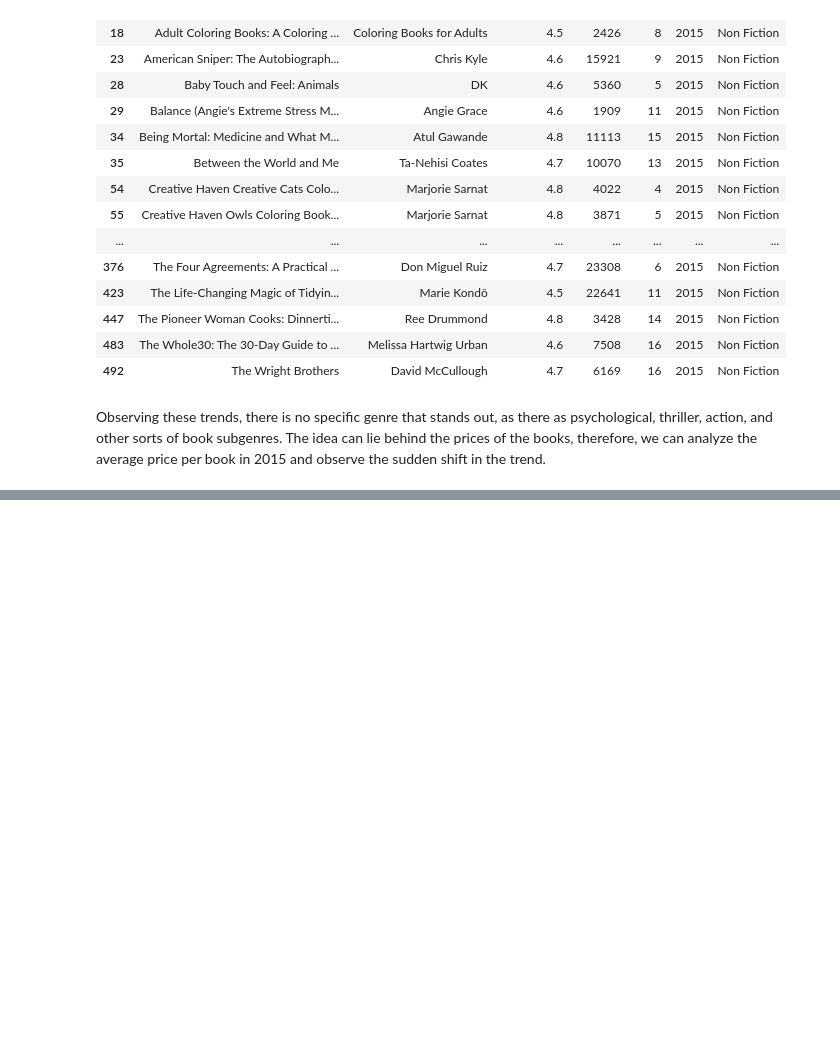
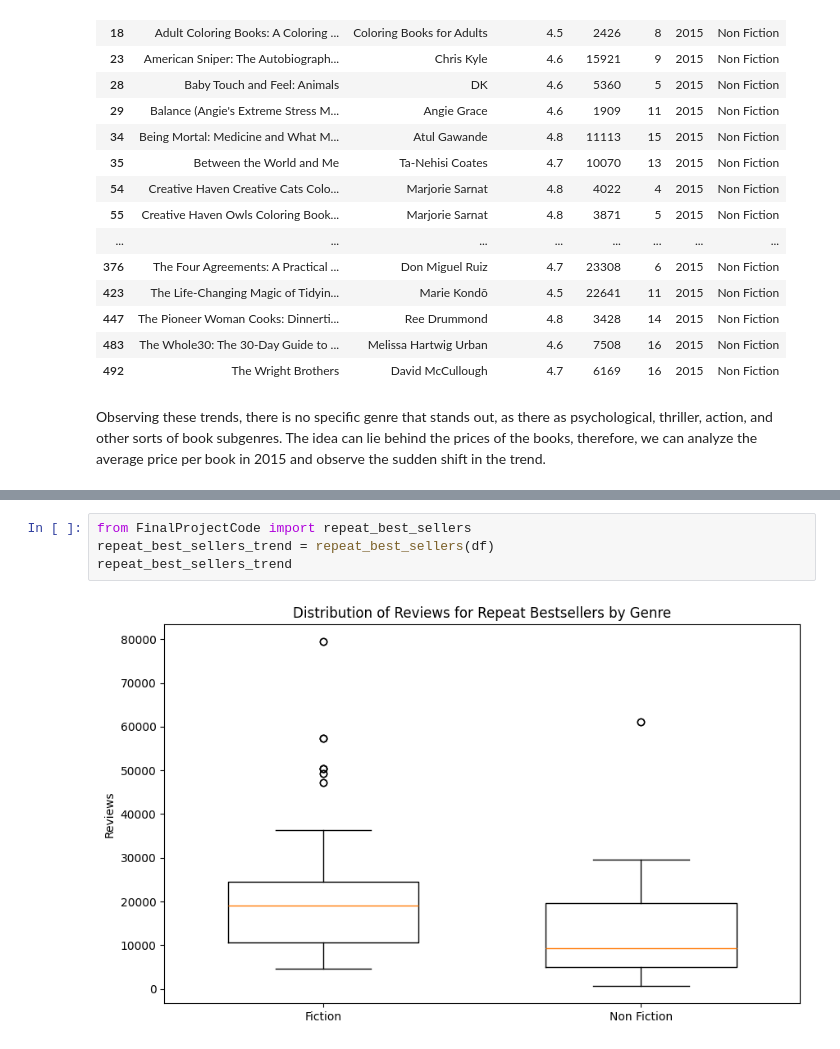
Before and after one commit to Eemkayy/cs210, a Jupyter notebook: FinalProject.ipynb, the cells around one changed output, grey strips where cells are left out. Drawn from its saved outputs; the diff is of its cells as text; blank space fills up the shorter version.

Commit message:
Lastest changes
Major add-ons to the project

```diff
--- a/FinalProject.ipynb
+++ b/FinalProject.ipynb
@@ -55,0 +56,6 @@ Name: Price, dtype: float64
+# %%
+from FinalProjectCode import repeat_best_sellers
+repeat_best_sellers_trend = repeat_best_sellers(df)
+repeat_best_sellers_trend
+# %% [output]
+[figure, added]
```
Also changed, not shown: parts of 4 cells of this notebook, 1 other file.
